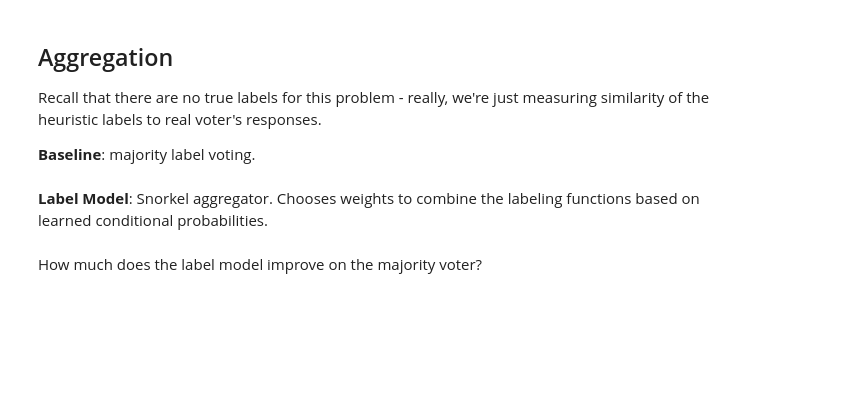
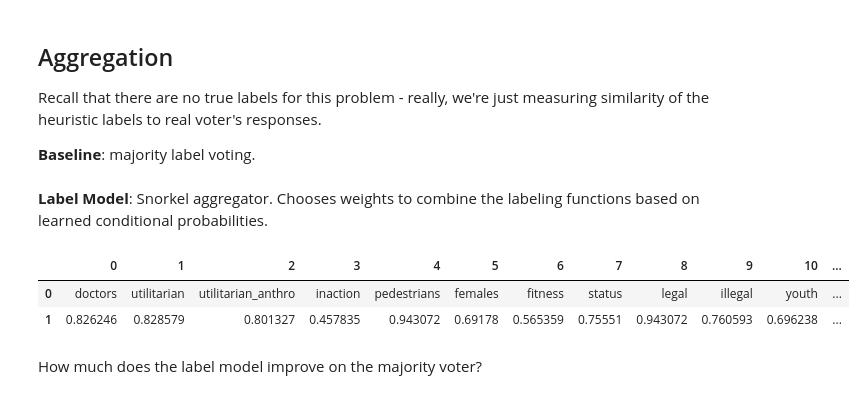
Before and after one commit to ryansteed/heuristic-moral-machine, a Jupyter notebook: jupyter/moralmachine.ipynb, the cells around one changed output. Cells and saved outputs as stored; diff of their text form; code cells hidden in the pictures; blank space fills up the shorter version.

```diff
--- a/jupyter/moralmachine.ipynb
+++ b/jupyter/moralmachine.ipynb
@@ -464,9 +481,13 @@ preds_train = model_majority.predict(L=L_train)
 # %%
 # cardinality is num classes
 importlib.reload(hmm.labeling.models)
 
-model_label = labeler.fit(L_train)
+model_label = labeler.fit(L_train, Y_dev=y_dev.values, fit_params={'n_epochs': 200, 'log_freq': 50})
 pd.DataFrame([[lf.name for lf in lfs], model_label.get_weights()])
+# %% [output]
+|  | 0 | 1 | 2 | 3 | 4 | 5 | 6 | 7 | 8 | 9 | 10 | ... |
+| 0 | doctors | utilitarian | utilitarian_anthro | inaction | pedestrians | females | fitness | status | legal | illegal | youth | ... |
+| 1 | 0.826246 | 0.828579 | 0.801327 | 0.457835 | 0.943072 | 0.69178 | 0.565359 | 0.75551 | 0.943072 | 0.760593 | 0.696238 | ... |
 # %% [markdown]
 How much does the label model improve on the majority voter?
 # %%
```
Also changed, not shown: parts of 25 cells of this notebook, 6 other files.
